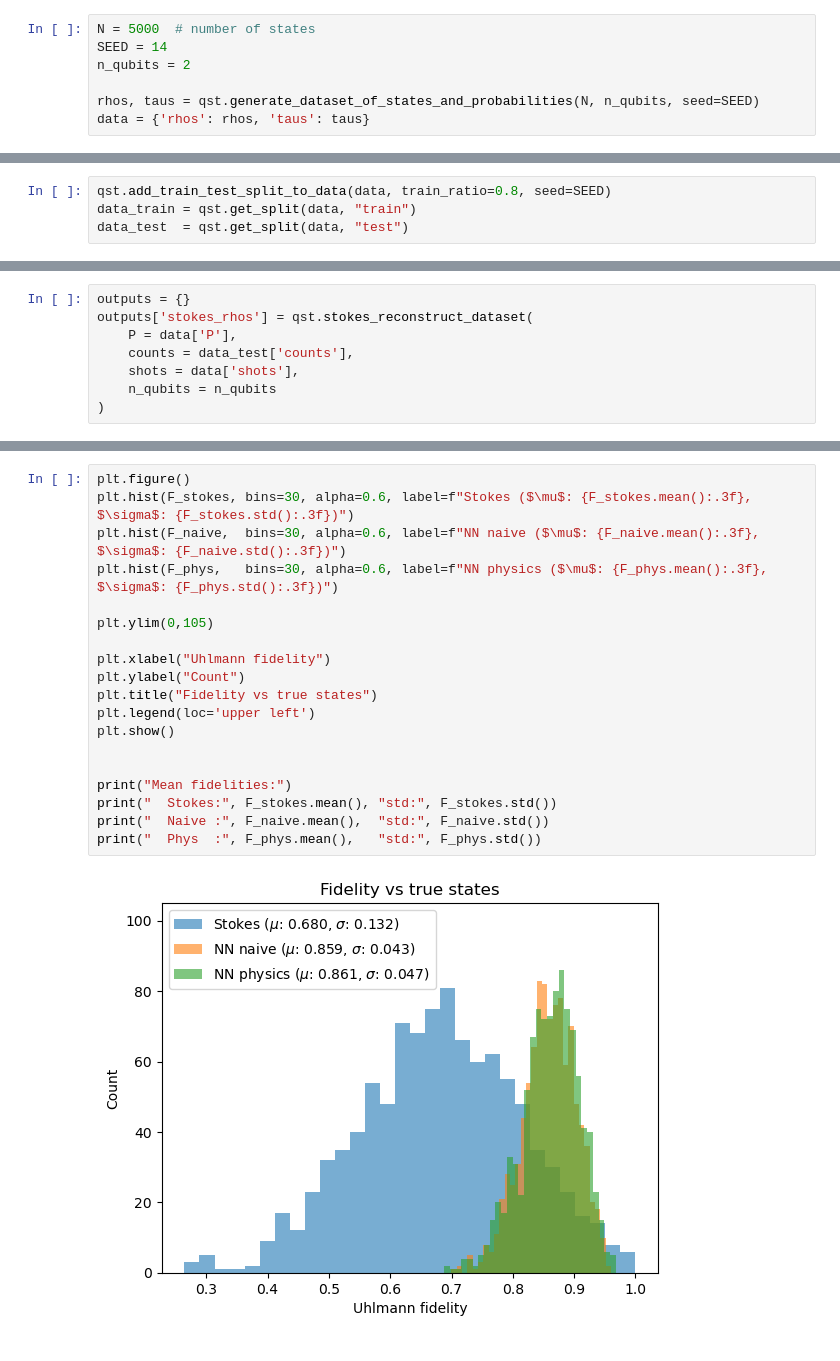
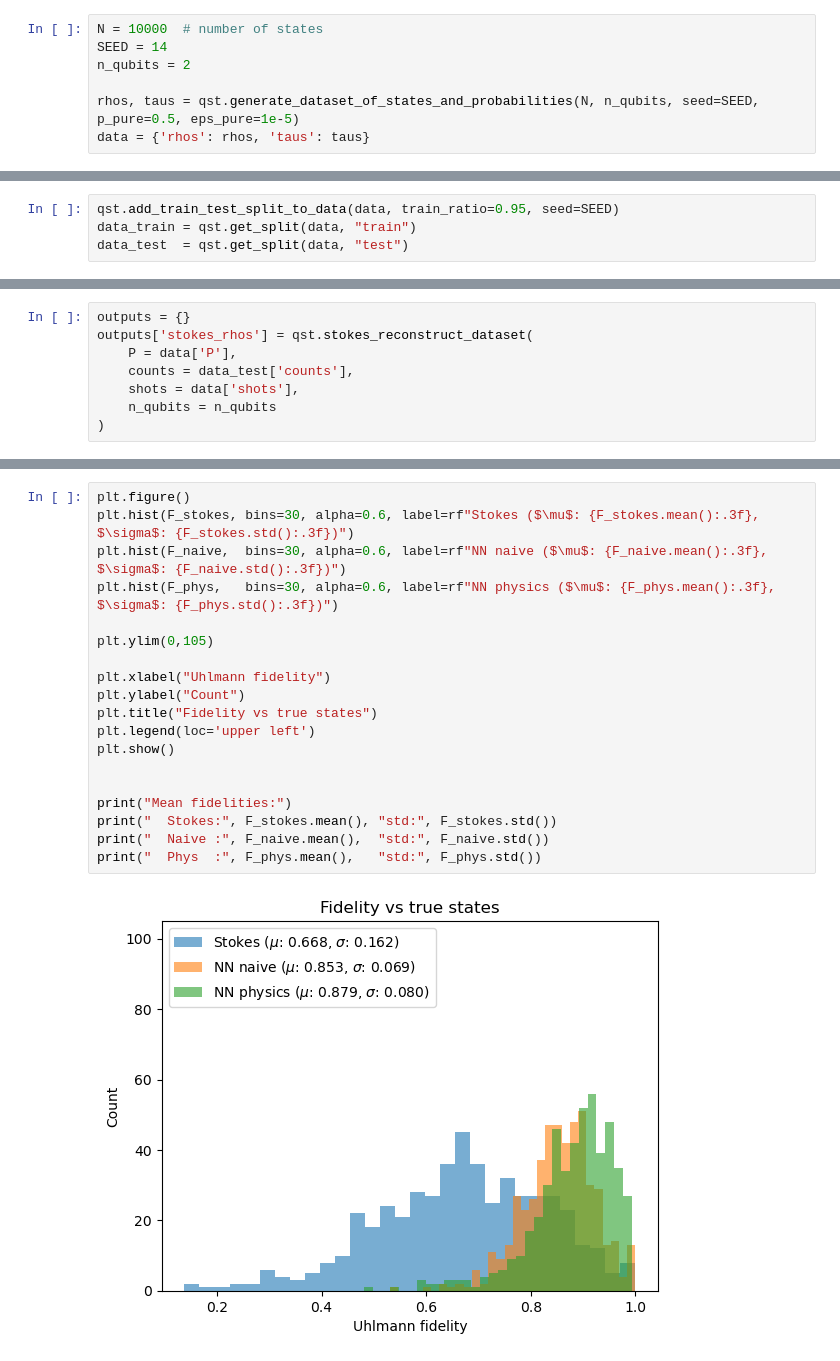
Before and after one commit to Charlow88/Masters-Project, a Jupyter notebook: src/masters_project/basic_runthrough.ipynb, the cells around one changed output, grey strips where cells are left out. Cells and saved outputs as stored; diff of their text form.

Commit message:
Added pure state and mixed state combination

```diff
--- a/src/masters_project/basic_runthrough.ipynb
+++ b/src/masters_project/basic_runthrough.ipynb
@@ -5,11 +5,11 @@ import QST_core_processes as qst #type: ignore
 # %% [markdown]
 ### Generate data of states and associated measurements probabilities
 # %%
-N = 5000  # number of states
+N = 10000  # number of states
 SEED = 14
 n_qubits = 2
 
-rhos, taus = qst.generate_dataset_of_states_and_probabilities(N, n_qubits, seed=SEED)
+rhos, taus = qst.generate_dataset_of_states_and_probabilities(N, n_qubits, seed=SEED, p_pure=0.5, eps_pure=1e-5)
 data = {'rhos': rhos, 'taus': taus}
 # %% [markdown]
 ### Setting up Projector Matrix and Simulating Shots
@@ -28,7 +28,7 @@ data['counts'] = np.stack(counts, axis=0) # easier to work with as a single arra
 data['P'] = P
 data['shots'] = n_shots
 # %%
-qst.add_train_test_split_to_data(data, train_ratio=0.8, seed=SEED)
+qst.add_train_test_split_to_data(data, train_ratio=0.95, seed=SEED)
 data_train = qst.get_split(data, "train")
 data_test  = qst.get_split(data, "test")
 # %% [markdown]
@@ -131,22 +129,22 @@ KeyError: 'nn_naive_rhos'
 # %%
 plt.figure()
-plt.hist(F_stokes, bins=30, alpha=0.6, label=f"Stokes ($\mu$: {F_stokes.mean():.3f}, $\sigma$: {F_stokes.std():.3f})")
-plt.hist(F_naive,  bins=30, alpha=0.6, label=f"NN naive ($\mu$: {F_naive.mean():.3f}, $\sigma$: {F_naive.std():.3f})")
-plt.hist(F_phys,   bins=30, alpha=0.6, label=f"NN physics ($\mu$: {F_phys.mean():.3f}, $\sigma$: {F_phys.std():.3f})")
+plt.hist(F_stokes, bins=30, alpha=0.6, label=rf"Stokes ($\mu$: {F_stokes.mean():.3f}, $\sigma$: {F_stokes.std():.3f})")
+plt.hist(F_naive,  bins=30, alpha=0.6, label=rf"NN naive ($\mu$: {F_naive.mean():.3f}, $\sigma$: {F_naive.std():.3f})")
+plt.hist(F_phys,   bins=30, alpha=0.6, label=rf"NN physics ($\mu$: {F_phys.mean():.3f}, $\sigma$: {F_phys.std():.3f})")
 
 plt.ylim(0,105)
 
 plt.xlabel("Uhlmann fidelity")
 plt.ylabel("Count")
 plt.title("Fidelity vs true states")
 plt.legend(loc='upper left')
 plt.show()
 
 
 print("Mean fidelities:")
 print("  Stokes:", F_stokes.mean(), "std:", F_stokes.std())
 print("  Naive :", F_naive.mean(),  "std:", F_naive.std())
 print("  Phys  :", F_phys.mean(),   "std:", F_phys.std())
 # %% [output]
-[figure, old version]
+[figure, new version]
 Mean fidelities:
```
Also changed, not shown: parts of 6 cells of this notebook, 1 other file.
